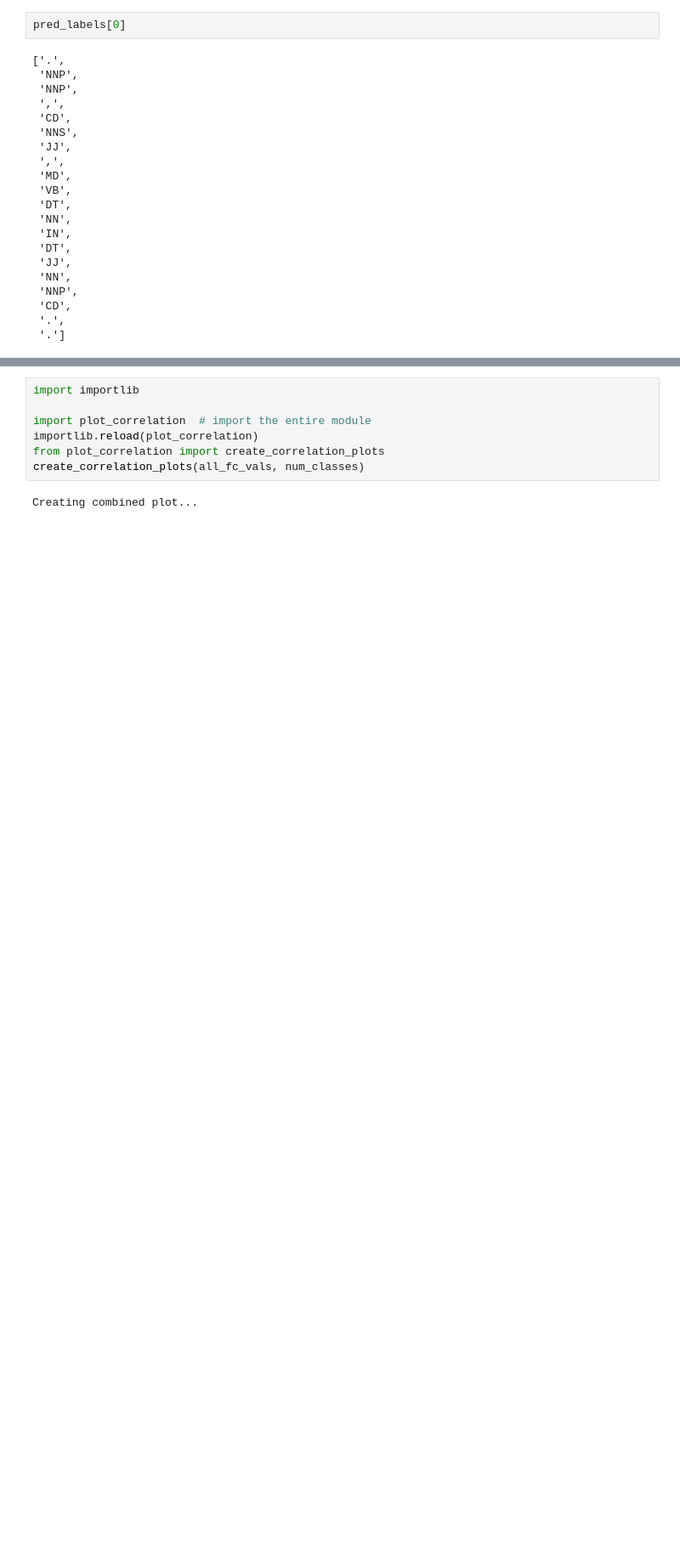
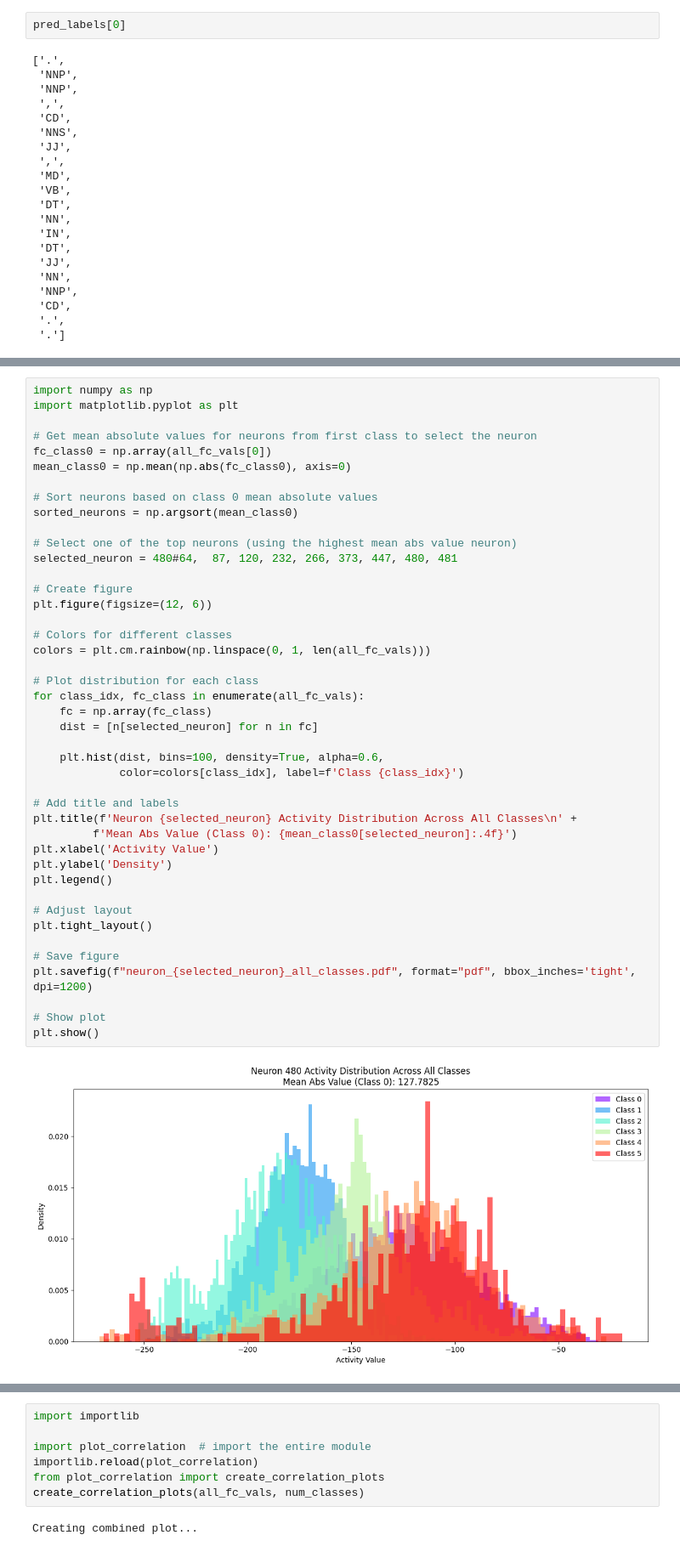
Before and after one commit to MuhammadUmairHaider/Consistency, a Jupyter notebook: pos.ipynb, the cells around one changed output, grey strips where cells are left out. Shown at 85% size. Drawn from its saved outputs; the diff is of its cells as text; blank space fills up the shorter version.

```diff
--- a/pos.ipynb
+++ b/pos.ipynb
@@ -591,0 +667,45 @@ import pickle
+# %%
+import numpy as np
+import matplotlib.pyplot as plt
+
+# Get mean absolute values for neurons from first class to select the neuron
+fc_class0 = np.array(all_fc_vals[0])
+mean_class0 = np.mean(np.abs(fc_class0), axis=0)
+
+# Sort neurons based on class 0 mean absolute values
+sorted_neurons = np.argsort(mean_class0)
+
+# Select one of the top neurons (using the highest mean abs value neuron)
+selected_neuron = 480#64,  87, 120, 232, 266, 373, 447, 480, 481
+
+# Create figure
+plt.figure(figsize=(12, 6))
+
+# Colors for different classes
+colors = plt.cm.rainbow(np.linspace(0, 1, len(all_fc_vals)))
+
+# Plot distribution for each class
+for class_idx, fc_class in enumerate(all_fc_vals):
+    fc = np.array(fc_class)
+    dist = [n[selected_neuron] for n in fc]
+
+    plt.hist(dist, bins=100, density=True, alpha=0.6,
+             color=colors[class_idx], label=f'Class {class_idx}')
+
+# Add title and labels
+plt.title(f'Neuron {selected_neuron} Activity Distribution Across All Classes\n' +
+         f'Mean Abs Value (Class 0): {mean_class0[selected_neuron]:.4f}')
+plt.xlabel('Activity Value')
+plt.ylabel('Density')
+plt.legend()
+
+# Adjust layout
+plt.tight_layout()
+
+# Save figure
+plt.savefig(f"neuron_{selected_neuron}_all_classes.pdf", format="pdf", bbox_inches='tight', dpi=1200)
+
+# Show plot
+plt.show()
+# %% [output]
+[figure, added]
```
Also changed, not shown: parts of 18 cells of this notebook, 19 other files.
